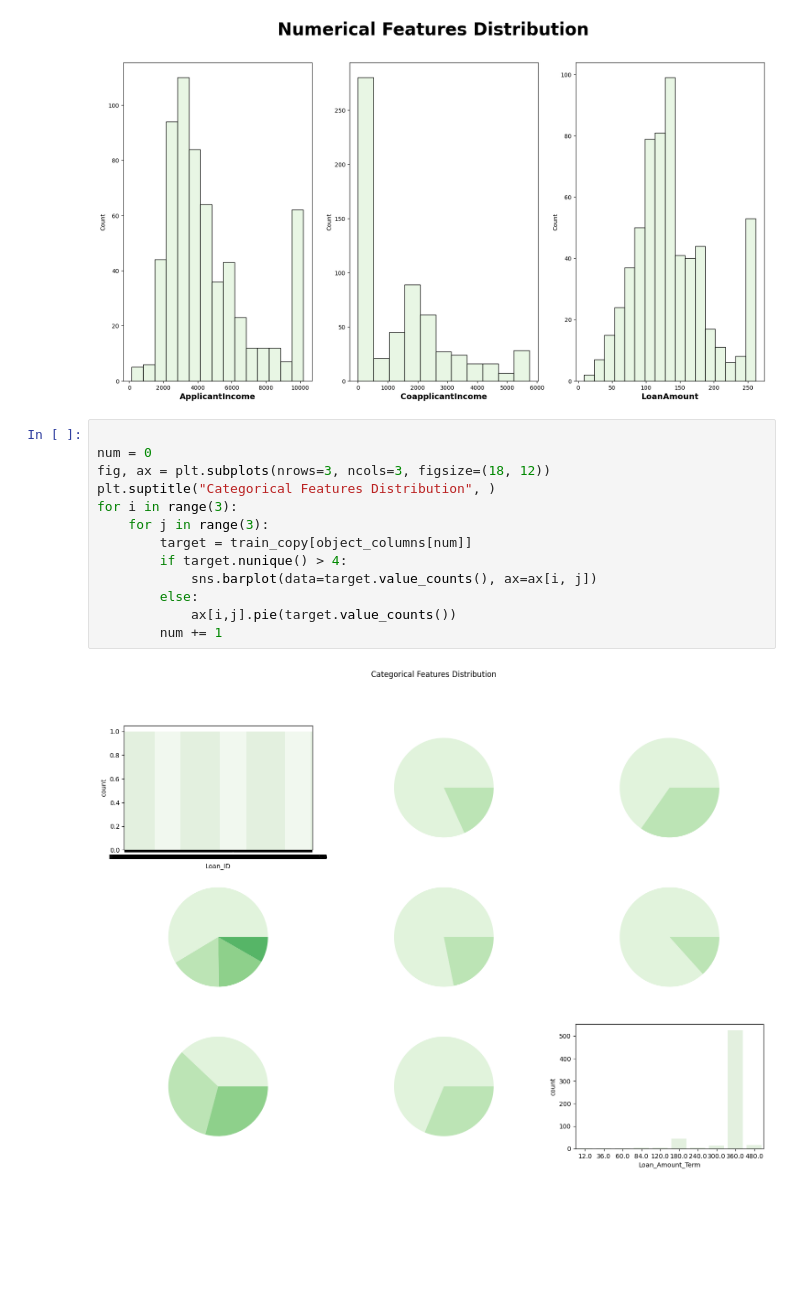
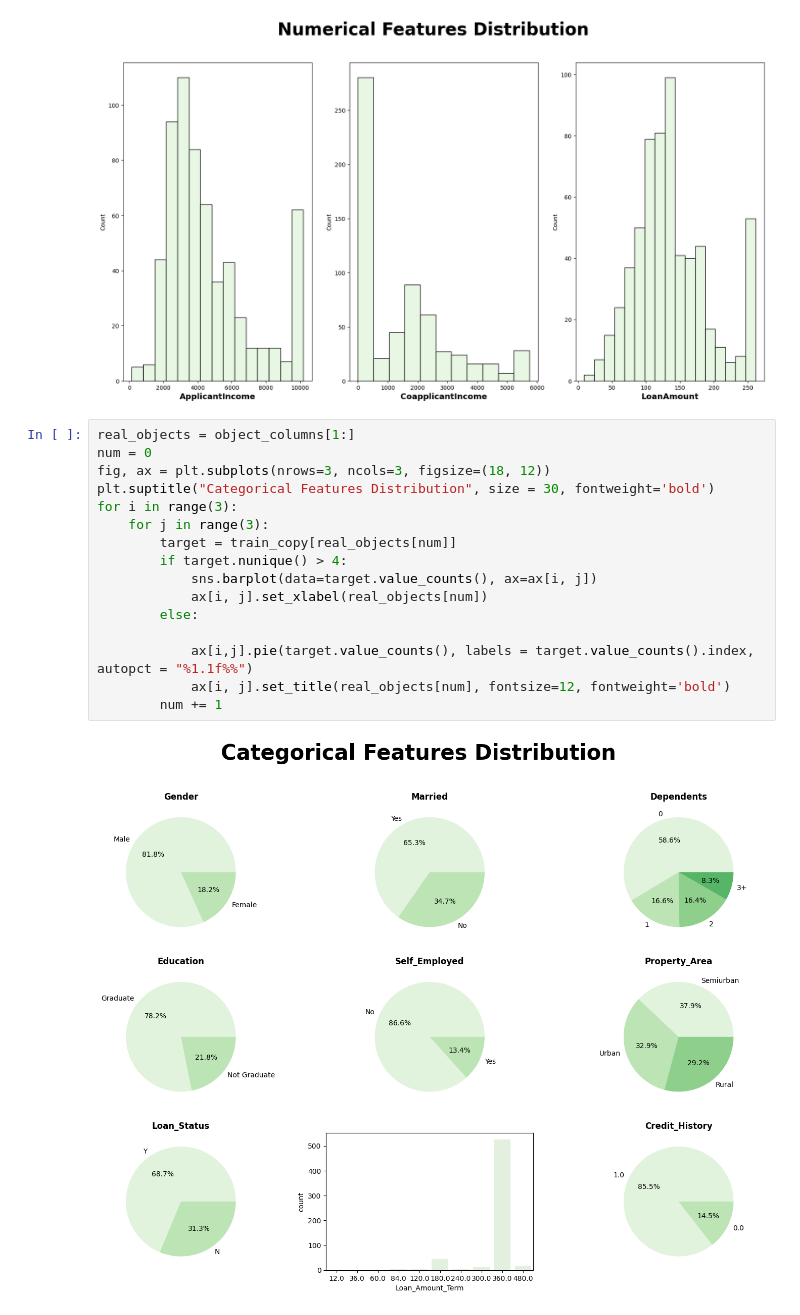
Before and after one commit to dekpo23/Home_Loan_Exploratory_Data_Analysis, a Jupyter notebook: Exploratory_Data_Analysis_On_Home_Loans.ipynb, the cells around one changed output. Saved outputs shown, nothing was run; the diff lists cells and outputs as text; blank space fills up the shorter version.

Commit message:
Charts

```diff
--- a/Exploratory_Data_Analysis_On_Home_Loans.ipynb
+++ b/Exploratory_Data_Analysis_On_Home_Loans.ipynb
@@ -289,18 +289,21 @@ for index, col in enumerate(num_cols):
 # %% [output]
 [figure]
 # %%
-
+real_objects = object_columns[1:]
 num = 0
 fig, ax = plt.subplots(nrows=3, ncols=3, figsize=(18, 12))
-plt.suptitle("Categorical Features Distribution", )
+plt.suptitle("Categorical Features Distribution", size = 30, fontweight='bold')
 for i in range(3):
     for j in range(3):
-        target = train_copy[object_columns[num]]
+        target = train_copy[real_objects[num]]
         if target.nunique() > 4:
             sns.barplot(data=target.value_counts(), ax=ax[i, j])
+            ax[i, j].set_xlabel(real_objects[num])
         else:
-            ax[i,j].pie(target.value_counts())
+
+            ax[i,j].pie(target.value_counts(), labels = target.value_counts().index, autopct = "%1.1f%%")
+            ax[i, j].set_title(real_objects[num], fontsize=12, fontweight='bold')
         num += 1
 # %% [output]
-[figure, old version]
+[figure, new version]
 # %%
```
Also changed, not shown: parts of 2 cells of this notebook.
